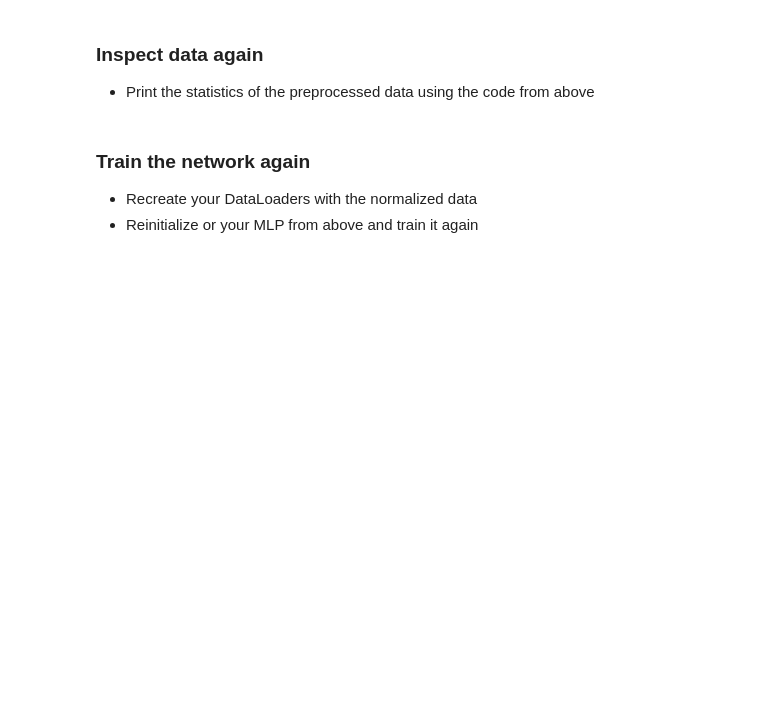
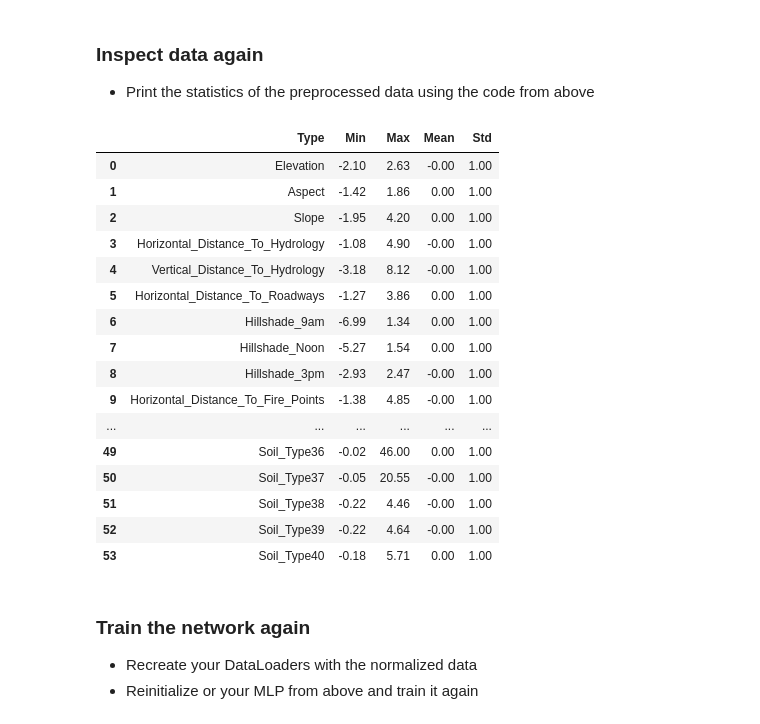
Before and after one commit to 0merjavaid/VDL_exercises, a Jupyter notebook: exercise_1/exercise_1a.ipynb, the cells around one changed output. Drawn from its saved outputs; the diff is of its cells as text; code cells hidden in the pictures; blank space fills up the shorter version.

```diff
--- a/exercise_1/exercise_1a.ipynb
+++ b/exercise_1/exercise_1a.ipynb
@@ -309,12 +327,35 @@ from sklearn import preprocessing
 # %%
 stats = pd.DataFrame(columns=["Type", "Min", "Max", "Mean", "Std"])
 
 # Compute the values for each column
+stats["Type"] = x.columns
+stats["Min"] = train_x_norm.min(axis=0)
+stats["Max"] = train_x_norm.max(axis=0)
+stats["Mean"] = train_x_norm.mean(axis=0)
+stats["Std"] = train_x_norm.std(axis=0)
 
 
 
 
 display(stats)
+# %% [output]
+|  | Type | Min | Max | Mean | Std |
+| 0 | Elevation | -2.10 | 2.63 | -0.00 | 1.00 |
+| 1 | Aspect | -1.42 | 1.86 | 0.00 | 1.00 |
+| 2 | Slope | -1.95 | 4.20 | 0.00 | 1.00 |
+| 3 | Horizontal_Distance_To_Hydrology | -1.08 | 4.90 | -0.00 | 1.00 |
+| 4 | Vertical_Distance_To_Hydrology | -3.18 | 8.12 | -0.00 | 1.00 |
+| 5 | Horizontal_Distance_To_Roadways | -1.27 | 3.86 | 0.00 | 1.00 |
+| 6 | Hillshade_9am | -6.99 | 1.34 | 0.00 | 1.00 |
+| 7 | Hillshade_Noon | -5.27 | 1.54 | 0.00 | 1.00 |
+| 8 | Hillshade_3pm | -2.93 | 2.47 | -0.00 | 1.00 |
+| 9 | Horizontal_Distance_To_Fire_Points | -1.38 | 4.85 | -0.00 | 1.00 |
+| ... | ... | ... | ... | ... | ... |
+| 49 | Soil_Type36 | -0.02 | 46.00 | 0.00 | 1.00 |
+| 50 | Soil_Type37 | -0.05 | 20.55 | -0.00 | 1.00 |
+| 51 | Soil_Type38 | -0.22 | 4.46 | -0.00 | 1.00 |
+| 52 | Soil_Type39 | -0.22 | 4.64 | -0.00 | 1.00 |
+| 53 | Soil_Type40 | -0.18 | 5.71 | 0.00 | 1.00 |
 # %% [markdown]
 ### Train the network again
 - Recreate your DataLoaders with the normalized data
```
Also changed, not shown: parts of 15 cells of this notebook.
